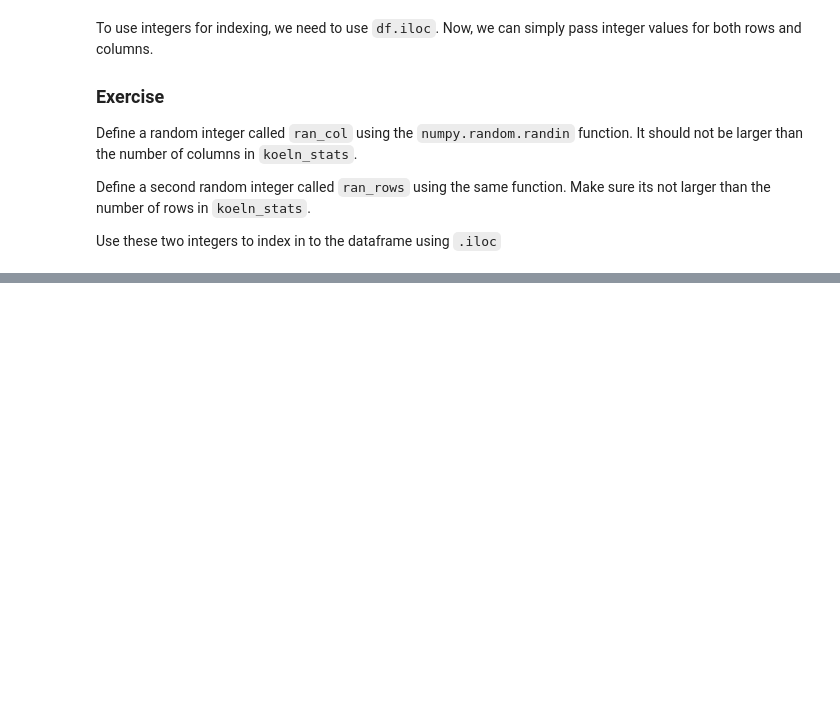
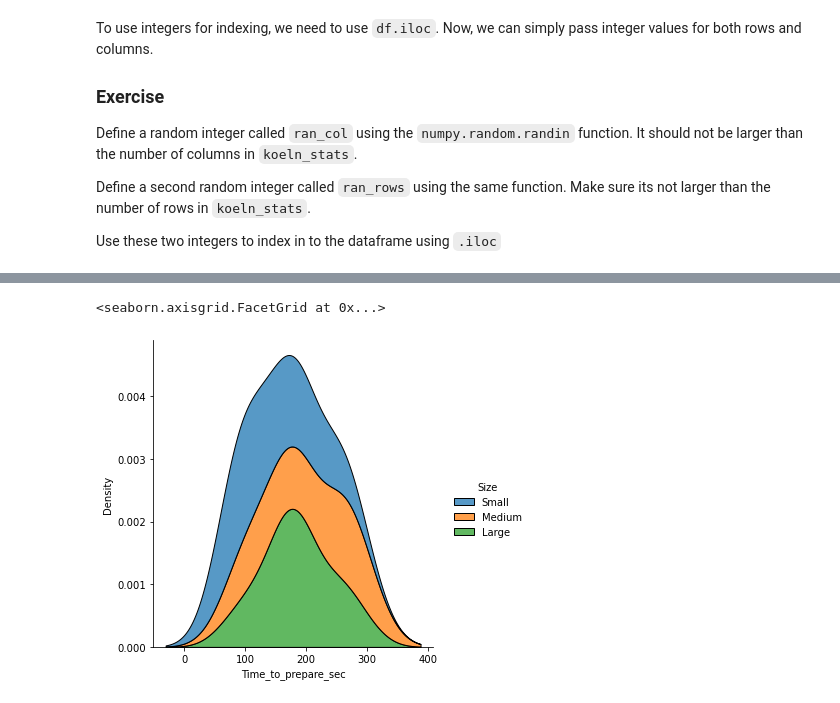
Before and after one commit to JNPauli/IntroductionToPython, a Jupyter notebook: content/Introduction/DataStructures.ipynb, the cells around one changed output, grey strips where cells are left out. Saved outputs shown, nothing was run; the diff lists cells and outputs as text; code cells hidden in the pictures; blank space fills up the shorter version.

Commit message:
improved numpy exercises, addded more info, added plotting information and exercises

```diff
--- a/content/Introduction/DataStructures.ipynb
+++ b/content/Introduction/DataStructures.ipynb
@@ -179,11 +239,14 @@ The values are created by using the np.arange function, which gives values from
 The array needs to be reshaped into a 1-D Vector, so it can be passed to the pd.DataFrame() method.
 
 '''
-reaction_time_dictionary = {"Participant_number":np.arange(0,10),
-          "Reaction_times":np.random.rand(1,10).reshape(-1)
-
+coffee_order_dictionary = {
+    "Customer_ID": np.arange(1, 51),
+    "Drink": np.random.choice(
+        ["Latte", "Espresso", "Cappuccino", "Americano", "Mocha"], size=50),
+    "Size": np.random.choice(["Small", "Medium", "Large"], size=50), #np.random.choice picks one element at a time at random
+    "Time_to_prepare_sec": np.random.randint(60, 300, size=50)
 }
-dataframe = pd.DataFrame(reaction_time_dictionary)
+dataframe = pd.DataFrame(coffee_order_dictionary)
 # %% [markdown]
 So the expected shape of our dataframe should look like this!
 
@@ -442,0 +576,5 @@ Plotting in data science and programming refers to the visual representation of
+# %%
+sns.displot(data=dataframe, x="Time_to_prepare_sec",hue="Size",kind="kde",multiple="stack")
+# %% [output]
+<seaborn.axisgrid.FacetGrid at 0x...>
+[figure, added]
```
Also changed, not shown: parts of 38 cells of this notebook, 2 other files.
